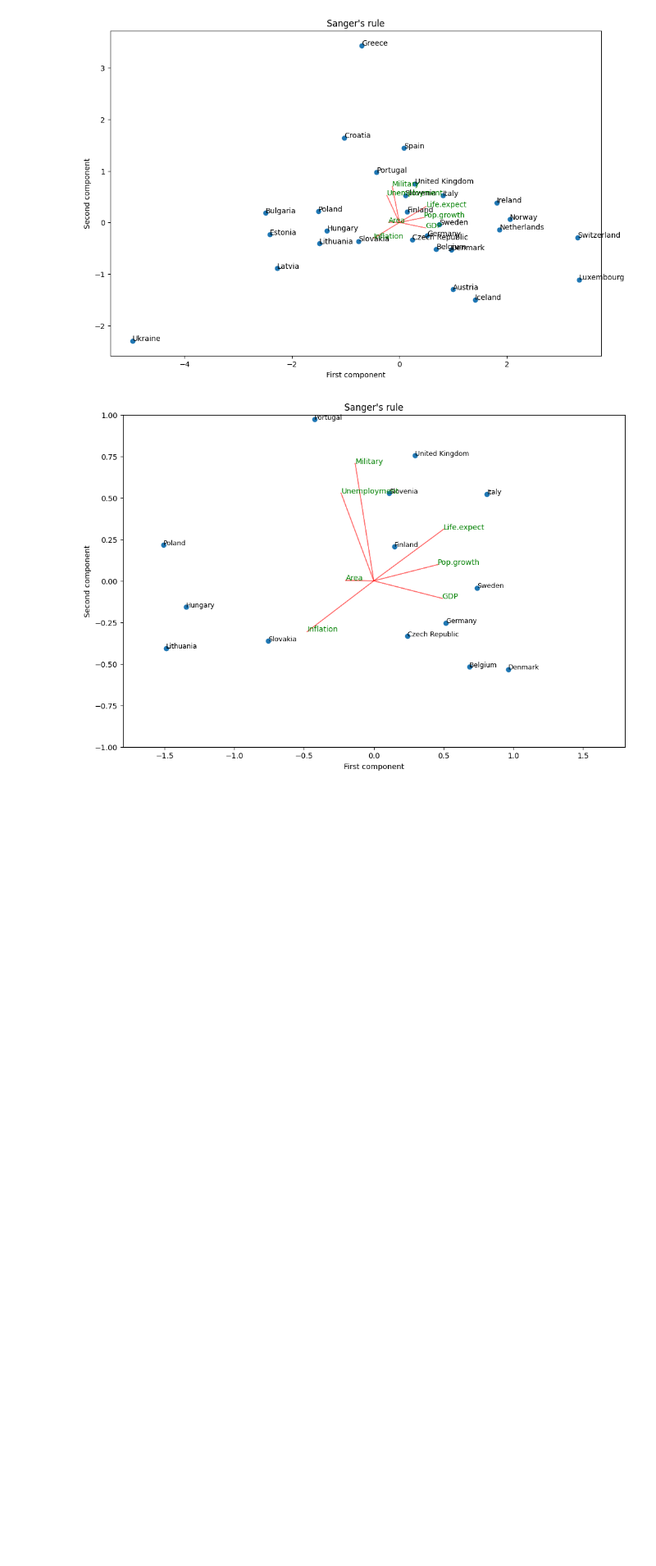
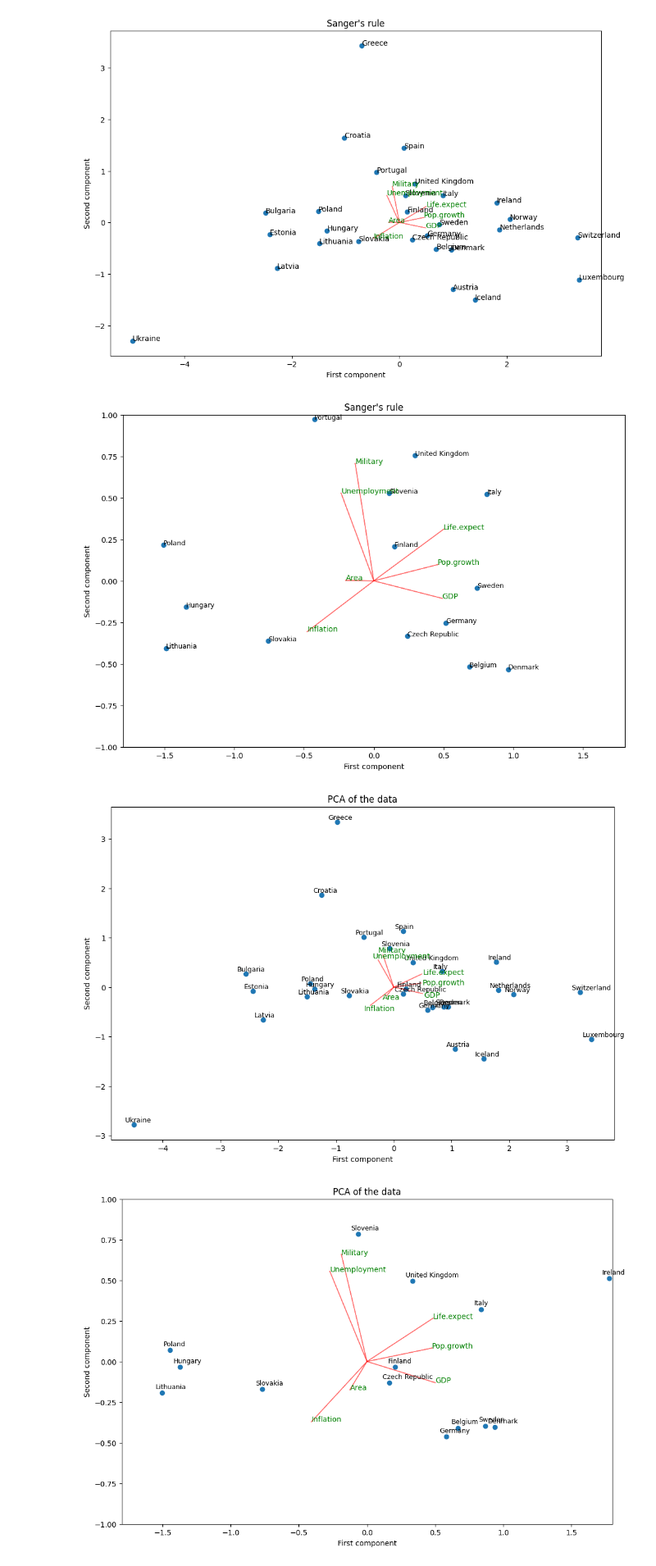
Before and after one commit to cijjas/sia, a Jupyter notebook: tp4/src/ej1.2_pcs_vs_oja.ipynb, the cells around one changed output. Shown at 82% size. Drawn from its saved outputs; the diff is of its cells as text; code cells hidden in the pictures; blank space fills up the shorter version.

```diff
--- a/tp4/src/ej1.2_pcs_vs_oja.ipynb
+++ b/tp4/src/ej1.2_pcs_vs_oja.ipynb
@@ -346,3 +350,63 @@ Converged after 280 epochs.
 Sanger's rule completed 280 epochs.
 [figure]
 [figure]
+# %%
+# we make the PCA biplot
+import matplotlib.pyplot as plt
+
+# now we make the biplot for the first two components
+# we plot the data
+
+components = pca_model.transform(data)
+
+plt.figure(figsize=(12, 8))  # Increase the figure size
+
+plt.scatter(components[:, 0], components[:, 1])
+plt.xlabel("First component")
+plt.ylabel("Second component")
+plt.title("PCA of the data")
+
+# Add country names to the dots
+countries = full_data.iloc[:, 0].values  # Assuming the first column contains country names
+for i in range(len(countries)):
+    plt.text(components[i, 0] - 0.15, components[i, 1] + 0.05, countries[i], fontsize=9)
+
+# we plot the loadings
+for i in range(len(features)):
+    plt.arrow(0, 0, pca_model.components_[0, i], pca_model.components_[1, i], color='r', alpha=0.5)
+    plt.text(pca_model.components_[0, i]*1.15 - 0.05, pca_model.components_[1, i]*1.15 - 0.05, features[i], color='g')
+
+plt.show()
+
+# we zoom in the plot
+# Filter the data to include only points within the specified limits
+x1, x2, y1, y2 = -1.8, 1.8, -1, 1
+filtered_indices = (components[:, 0] >= x1) & (components[:, 0] <= x2) & (components[:, 1] >= y1) & (components[:, 1] <= y2)
+filtered_components = components[filtered_indices]
+filtered_countries = full_data.iloc[filtered_indices, 0].values  # Assuming the first column contains country names
+
+plt.figure(figsize=(12, 8))  # Increase the figure size
+
+plt.scatter(filtered_components[:, 0], filtered_components[:, 1])
+plt.xlabel("First component")
+plt.ylabel("Second component")
+plt.title("PCA of the data")
+
+# Add country names to the dots
+for i in range(len(filtered_countries)):
+    plt.text(filtered_components[i, 0] - 0.05, filtered_components[i, 1] + 0.025, filtered_countries[i], fontsize=9)
+
+# We plot the loadings
+for i in range(len(features)):
+    if x1 <= pca_model.components_[0, i] <= x2 and y1 <= pca_model.components_[1, i] <= y2:
+        plt.arrow(0, 0, pca_model.components_[0, i], pca_model.components_[1, i], color='r', alpha=0.5)
+        plt.text(pca_model.components_[0, i], pca_model.components_[1, i], features[i], color='g')
+
+# Set the x and y limits
+plt.xlim(x1, x2)
+plt.ylim(y1, y2)
+
+plt.show()
+# %% [output]
+[figure, added]
+[figure, added]
```
Also changed, not shown: parts of 3 cells of this notebook.
